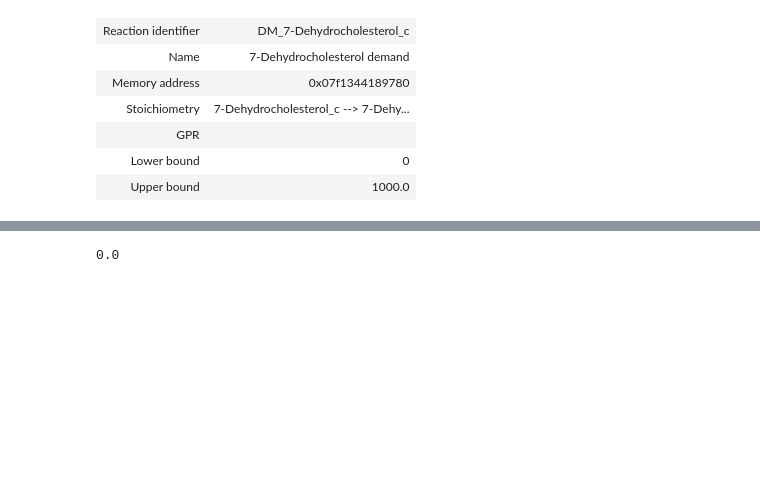
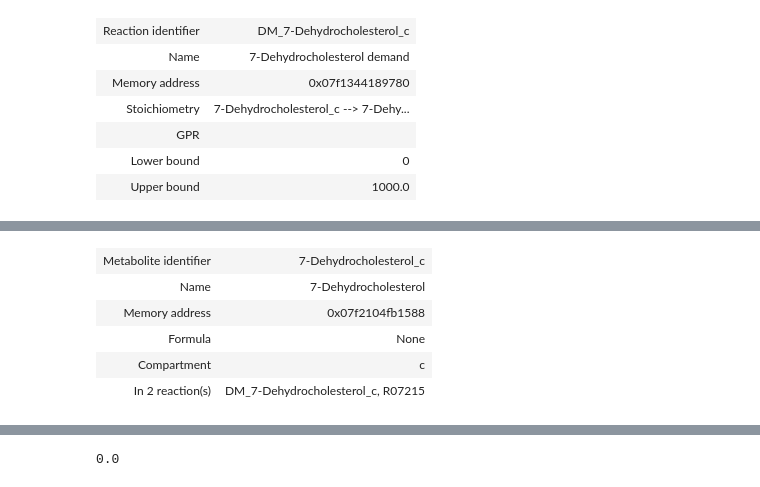
Before and after one commit to 27410/27410-2020-group-project-group-14-vitamin-d-production, a Jupyter notebook: Report.ipynb, the cells around one changed output, grey strips where cells are left out. Cells and saved outputs as stored; diff of their text form; code cells hidden in the pictures; blank space fills up the shorter version.

```diff
--- a/Report.ipynb
+++ b/Report.ipynb
@@ -287,0 +298,9 @@ model.reactions.get_by_id("DM_7-Dehydrocholesterol_c")
+# %%
+model.metabolites.get_by_id("7-Dehydrocholesterol_c")
+# %% [output]
+| Metabolite identifier | 7-Dehydrocholesterol_c |
+| Name | 7-Dehydrocholesterol |
+| Memory address | 0x07f2104fb1588 |
+| Formula | None |
+| Compartment | c |
+| In 2 reaction(s) | DM_7-Dehydrocholesterol_c, R07215 |
```
Also changed, not shown: parts of 11 cells of this notebook.
